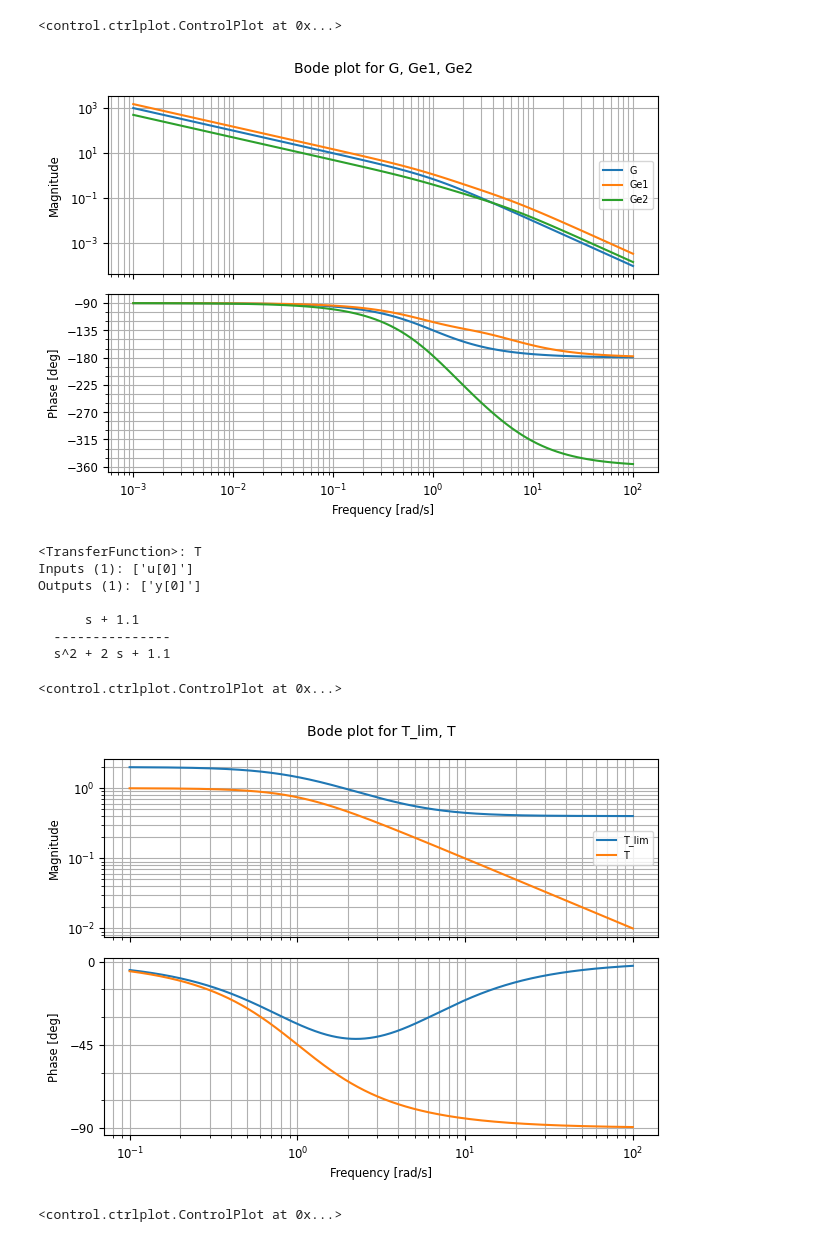
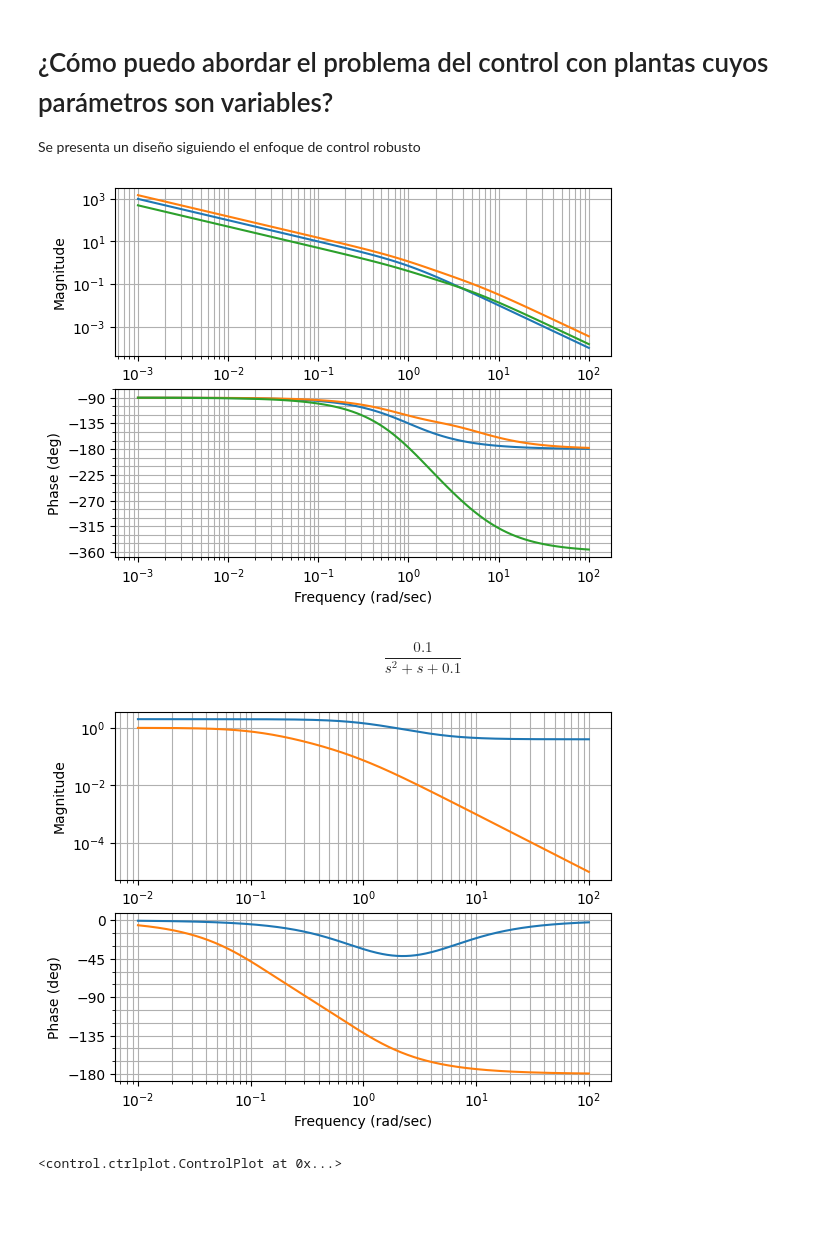
Before and after one commit to pgonfiuba/ica, a Jupyter notebook: 0. Introduccion/ajuste_robusto.ipynb, the cells around one changed output. Drawn from its saved outputs; the diff is of its cells as text; code cells hidden in the pictures; blank space fills up the shorter version.

Commit message:
ajuste robusto revisado

```diff
--- a/0. Introduccion/ajuste_robusto.ipynb
+++ b/0. Introduccion/ajuste_robusto.ipynb
@@ -21,0 +1,4 @@ Successfully installed control-0.10.2
+# %% [markdown]
+# ¿Cómo puedo abordar el problema del control con plantas cuyos parámetros son variables?
+
+Se presenta un diseño siguiendo el enfoque de control robusto
@@ -22,5 +9,4 @@ Successfully installed control-0.10.2
 # %%
-import numpy as np
 w = np.logspace(-3,2,100)
 
 # Planta nominal
@@ -36,31 +22,24 @@ Ge1 = G*(1+W)
 Ge1.name = 'Ge1'
 Ge2 = G*(1-W)
 Ge2.name = 'Ge2'
-ctrl.bode([G,Ge1,Ge2],w)
+mag, phase, omega = ctrl.bode([G,Ge1,Ge2],w)
 # %% [output]
-<control.ctrlplot.ControlPlot at 0x...>
-[figure, old version]
+[figure, new version]
 # %%
 # diseño T
 
 T_lim = 1/W
 T_lim.name = 'T_lim'
 
 C = 0.1
-C = (s+1.1)
+#C = (s+1.1)
 #C.name = 'C'
 
-T = ctrl.feedback(C*G,1,name='T')
-print(T)
-ctrl.bode([T_lim,T])
+T = ctrl.feedback(C*G,1)
+T.name="T"
+display(T)
+mag, phase, omega = ctrl.bode_plot([T_lim,T],plot=True)
 # %% [output]
-<TransferFunction>: T
-Inputs (1): ['u[0]']
-Outputs (1): ['y[0]']
-
-      s + 1.1
-  ---------------
-  s^2 + 2 s + 1.1
-<control.ctrlplot.ControlPlot at 0x...>
+$$\frac{0.1}{s^2 + s + 0.1}$$
-[figure, old version]
+[figure, new version]
 # %%
```
Also changed, not shown: parts of 7 cells of this notebook.
